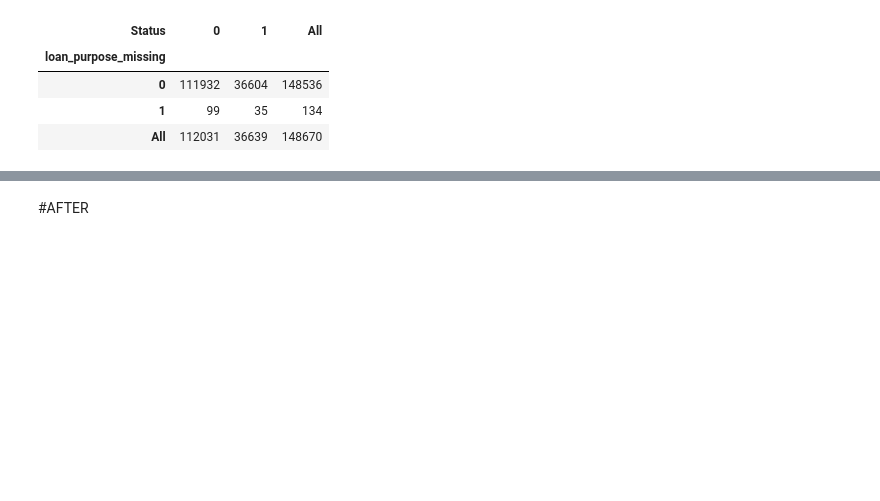
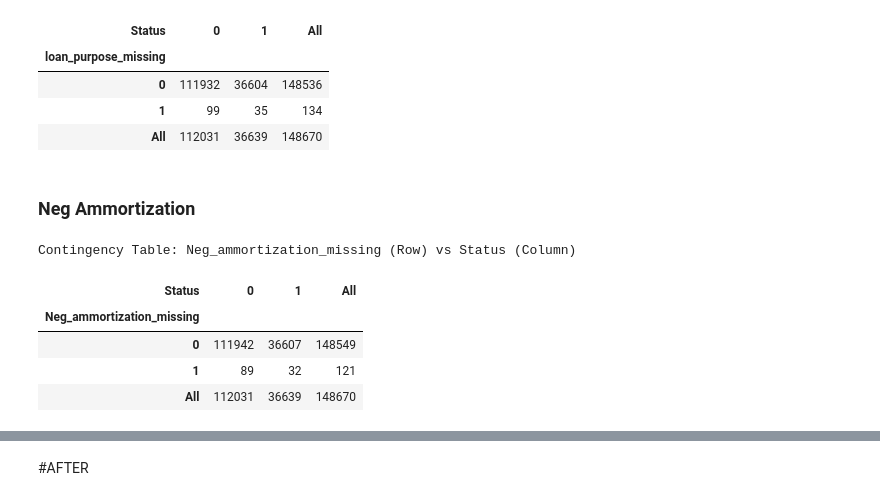
Before and after one commit to marcolari06-maker/loan-default-prediction, a Jupyter notebook: LDP_DMML.ipynb, the cells around one changed output, grey strips where cells are left out. Drawn from its saved outputs; the diff is of its cells as text; code cells hidden in the pictures; blank space fills up the shorter version.

```diff
--- a/LDP_DMML.ipynb
+++ b/LDP_DMML.ipynb
@@ -443,3 +446,21 @@ Contingency Table: loan_purpose_missing (Row) vs Status (Column)
 | 0 | 111932 | 36604 | 148536 |
 | 1 | 99 | 35 | 134 |
 | All | 112031 | 36639 | 148670 |
+# %% [markdown]
+### Neg Ammortization
+# %%
+# Create a binary flag: 1 if missing, 0 if present
+df_github['Neg_ammortization_missing'] = df_github['Neg_ammortization'].isnull().astype(int)
+
+# Generate the contingency table
+leakage_table = pd.crosstab(df_github['Neg_ammortization_missing'], df_github['Status'], margins=True)
+df_github = df_github.drop(columns=['Neg_ammortization_missing'])
+print("Contingency Table: Neg_ammortization_missing (Row) vs Status (Column)")
+display(leakage_table)
+# %% [output]
+Contingency Table: Neg_ammortization_missing (Row) vs Status (Column)
+| Status | 0 | 1 | All |
+| Neg_ammortization_missing |  |  |  |
+| 0 | 111942 | 36607 | 148549 |
+| 1 | 89 | 32 | 121 |
+| All | 112031 | 36639 | 148670 |
```
Also changed, not shown: parts of 7 cells of this notebook.
